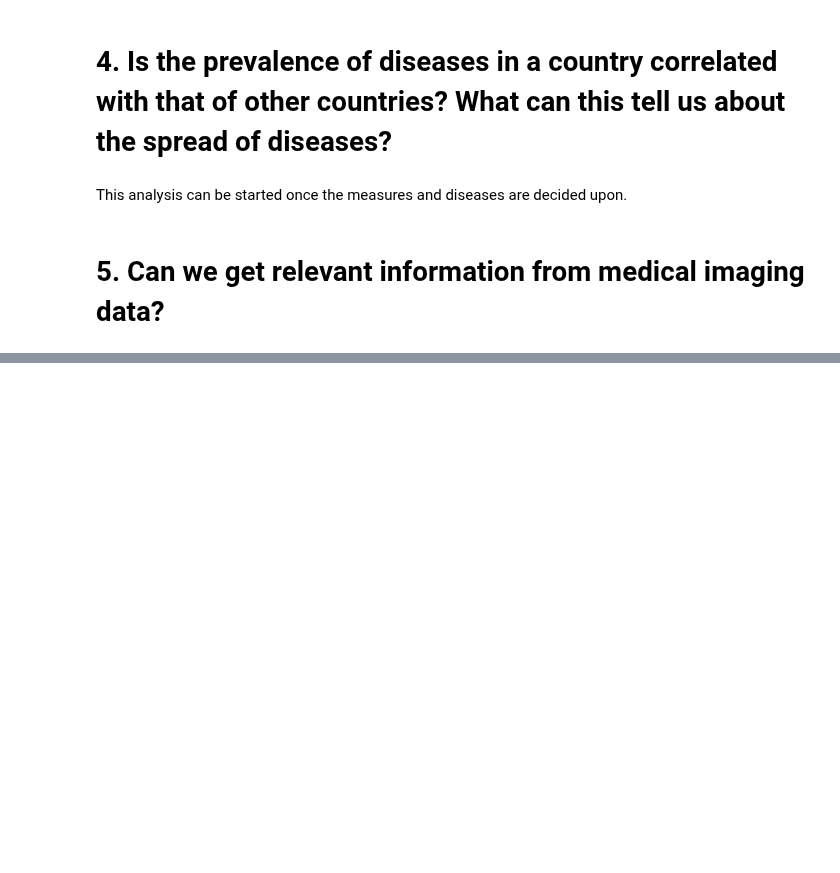
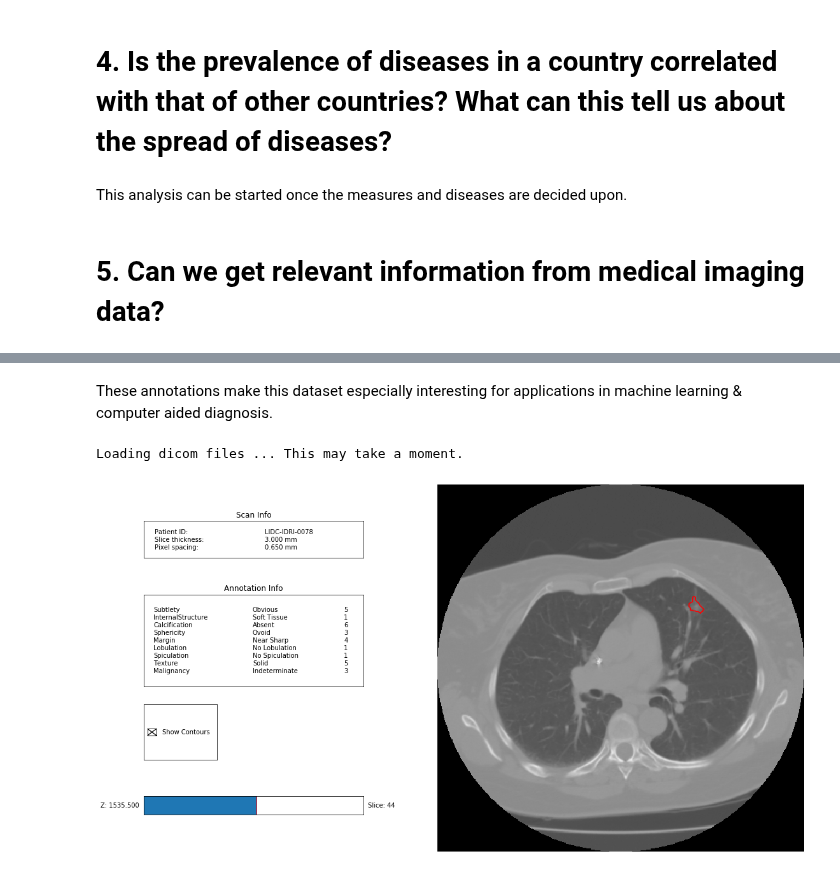
Before and after one commit to itsyaboii1337/Data_Science_Alliance, a Jupyter notebook: DataExploration.ipynb, the cells around one changed output, grey strips where cells are left out. Drawn from its saved outputs; the diff is of its cells as text; code cells hidden in the pictures; blank space fills up the shorter version.

```diff
--- a/DataExploration.ipynb
+++ b/DataExploration.ipynb
@@ -1013,0 +1051,8 @@ This analysis can be started once the measures and diseases are decided upon.
+# %% [markdown]
+These annotations make this dataset especially interesting for applications in machine learning & computer aided diagnosis.
+# %%
+ann = pl.query(pl.Annotation)[0]
+ann.visualize_in_scan()
+# %% [output]
+Loading dicom files ... This may take a moment.
+[figure, added]
```
Also changed, not shown: parts of 28 cells of this notebook.
